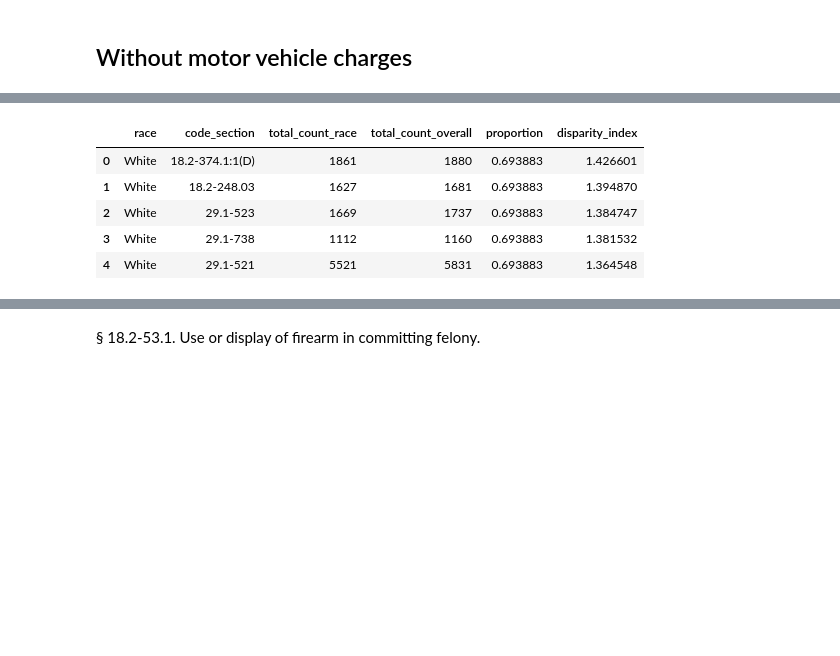
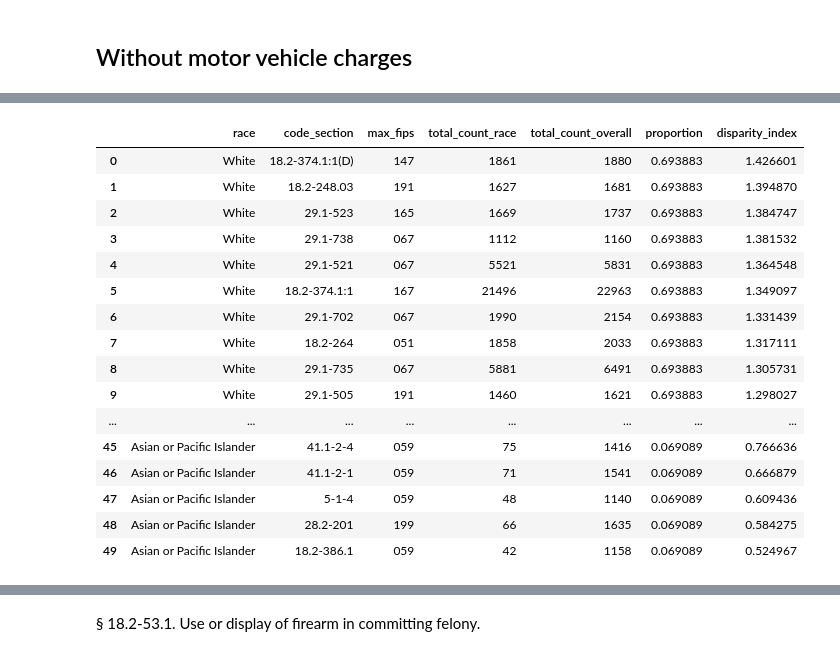
Before and after one commit to code-for-charlottesville/datajustice, a Jupyter notebook: racial_disparity_index_VA.ipynb, the cells around one changed output, grey strips where cells are left out. Saved outputs shown, nothing was run; the diff lists cells and outputs as text; code cells hidden in the pictures; blank space fills up the shorter version.

```diff
--- a/racial_disparity_index_VA.ipynb
+++ b/racial_disparity_index_VA.ipynb
@@ -686,12 +604,23 @@ df3.code_section.value_counts()
 Name: code_section, dtype: int64
 # %%
-df3.head()
+df3
 # %% [output]
-|  | race | code_section | total_count_race | total_count_overall | proportion | disparity_index |
-| 0 | White | 18.2-374.1:1(D) | 1861 | 1880 | 0.693883 | 1.426601 |
-| 1 | White | 18.2-248.03 | 1627 | 1681 | 0.693883 | 1.394870 |
-| 2 | White | 29.1-523 | 1669 | 1737 | 0.693883 | 1.384747 |
-| 3 | White | 29.1-738 | 1112 | 1160 | 0.693883 | 1.381532 |
-| 4 | White | 29.1-521 | 5521 | 5831 | 0.693883 | 1.364548 |
+|  | race | code_section | max_fips | total_count_race | total_count_overall | proportion | disparity_index |
+| 0 | White | 18.2-374.1:1(D) | 147 | 1861 | 1880 | 0.693883 | 1.426601 |
+| 1 | White | 18.2-248.03 | 191 | 1627 | 1681 | 0.693883 | 1.394870 |
+| 2 | White | 29.1-523 | 165 | 1669 | 1737 | 0.693883 | 1.384747 |
+| 3 | White | 29.1-738 | 067 | 1112 | 1160 | 0.693883 | 1.381532 |
+| 4 | White | 29.1-521 | 067 | 5521 | 5831 | 0.693883 | 1.364548 |
+| 5 | White | 18.2-374.1:1 | 167 | 21496 | 22963 | 0.693883 | 1.349097 |
+| 6 | White | 29.1-702 | 067 | 1990 | 2154 | 0.693883 | 1.331439 |
+| 7 | White | 18.2-264 | 051 | 1858 | 2033 | 0.693883 | 1.317111 |
+| 8 | White | 29.1-735 | 067 | 5881 | 6491 | 0.693883 | 1.305731 |
+| 9 | White | 29.1-505 | 191 | 1460 | 1621 | 0.693883 | 1.298027 |
+| ... | ... | ... | ... | ... | ... | ... | ... |
+| 45 | Asian or Pacific Islander | 41.1-2-4 | 059 | 75 | 1416 | 0.069089 | 0.766636 |
+| 46 | Asian or Pacific Islander | 41.1-2-1 | 059 | 71 | 1541 | 0.069089 | 0.666879 |
+| 47 | Asian or Pacific Islander | 5-1-4 | 059 | 48 | 1140 | 0.069089 | 0.609436 |
+| 48 | Asian or Pacific Islander | 28.2-201 | 199 | 66 | 1635 | 0.069089 | 0.584275 |
+| 49 | Asian or Pacific Islander | 18.2-386.1 | 059 | 42 | 1158 | 0.069089 | 0.524967 |
 # %%
 df3.columns
```
Also changed, not shown: parts of 49 cells of this notebook, 5 other files.
